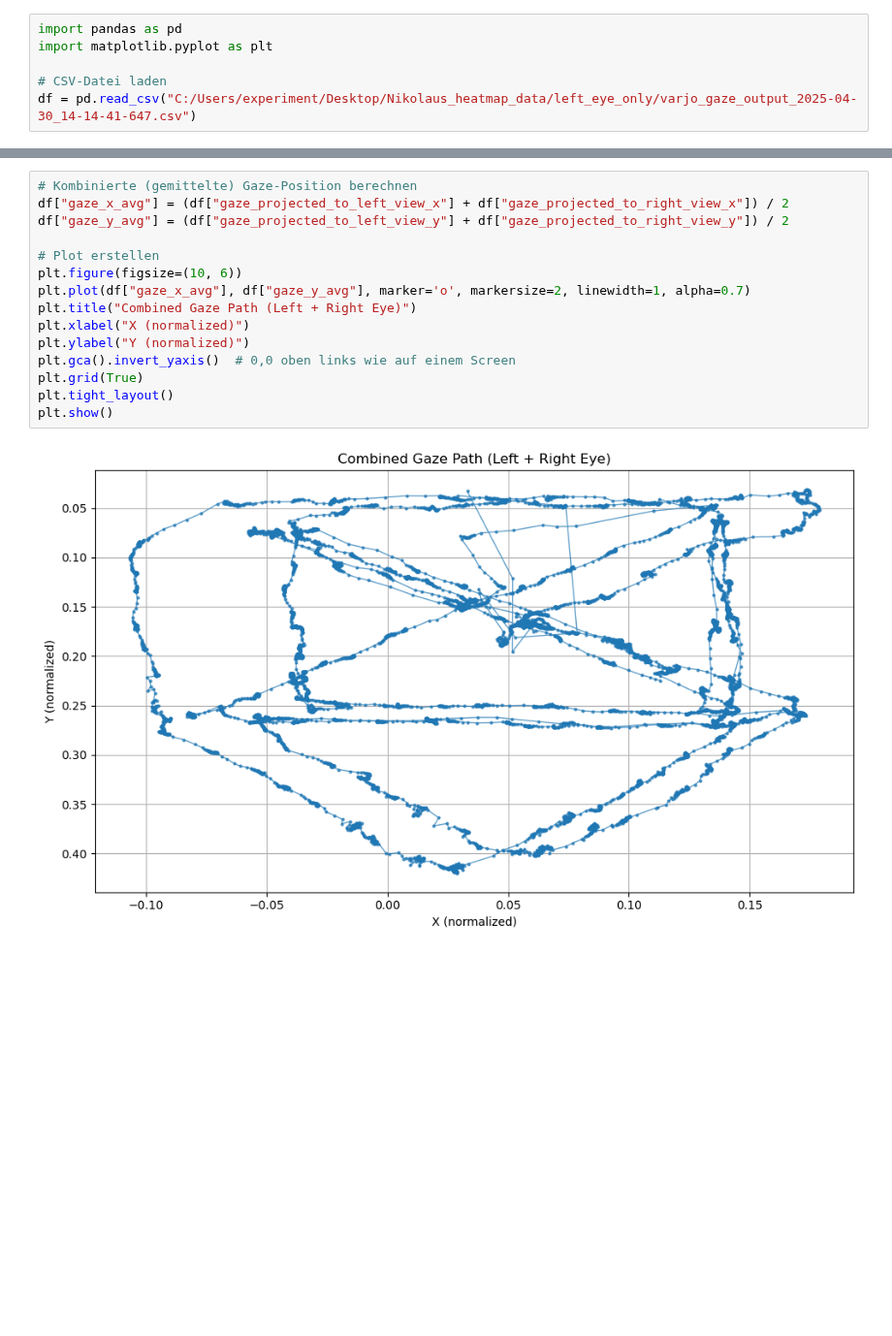
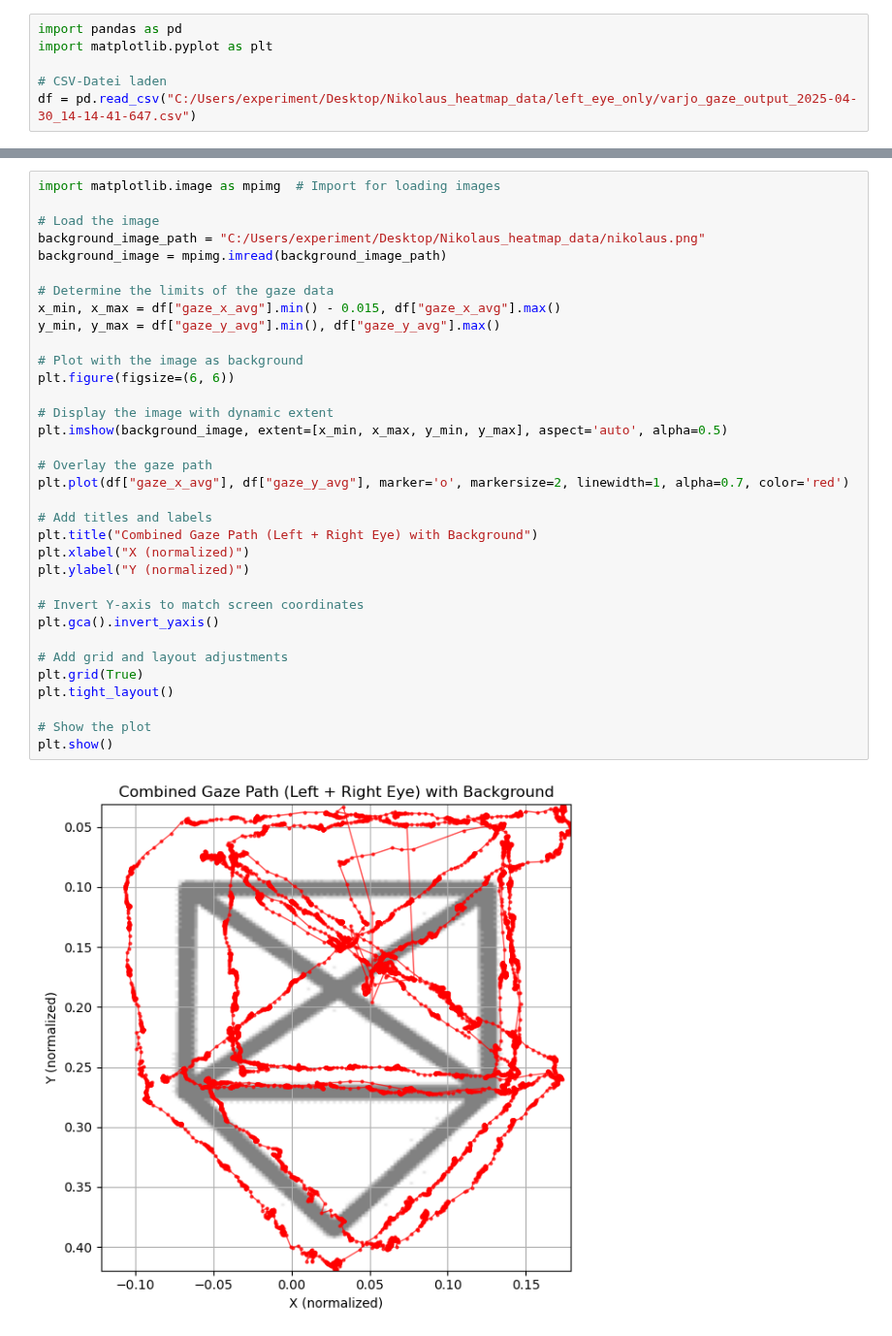
Before and after one commit to JohnMadrid/lego-vr-analysis, a Jupyter notebook: 0_eye_preliminar.ipynb, the cells around one changed output, grey strips where cells are left out. Shown at 97% size. Drawn from its saved outputs; the diff is of its cells as text; blank space fills up the shorter version.

Commit message:
Nikolaus house overlayed under eye tracking data

```diff
--- a/0_eye_preliminar.ipynb
+++ b/0_eye_preliminar.ipynb
@@ -22,17 +26,36 @@ df["gaze_projected_to_right_view_y"] = pd.to_numeric(df["gaze_projected_to_right
 # %%
-# Kombinierte (gemittelte) Gaze-Position berechnen
-df["gaze_x_avg"] = (df["gaze_projected_to_left_view_x"] + df["gaze_projected_to_right_view_x"]) / 2
-df["gaze_y_avg"] = (df["gaze_projected_to_left_view_y"] + df["gaze_projected_to_right_view_y"]) / 2
+import matplotlib.image as mpimg  # Import for loading images
 
-# Plot erstellen
-plt.figure(figsize=(10, 6))
-plt.plot(df["gaze_x_avg"], df["gaze_y_avg"], marker='o', markersize=2, linewidth=1, alpha=0.7)
-plt.title("Combined Gaze Path (Left + Right Eye)")
+# Load the image
+background_image_path = "C:/Users/experiment/Desktop/Nikolaus_heatmap_data/nikolaus.png"
+background_image = mpimg.imread(background_image_path)
+
+# Determine the limits of the gaze data
+x_min, x_max = df["gaze_x_avg"].min() - 0.015, df["gaze_x_avg"].max()
+y_min, y_max = df["gaze_y_avg"].min(), df["gaze_y_avg"].max()
+
+# Plot with the image as background
+plt.figure(figsize=(6, 6))
+
+# Display the image with dynamic extent
+plt.imshow(background_image, extent=[x_min, x_max, y_min, y_max], aspect='auto', alpha=0.5)
+
+# Overlay the gaze path
+plt.plot(df["gaze_x_avg"], df["gaze_y_avg"], marker='o', markersize=2, linewidth=1, alpha=0.7, color='red')
+
+# Add titles and labels
+plt.title("Combined Gaze Path (Left + Right Eye) with Background")
 plt.xlabel("X (normalized)")
 plt.ylabel("Y (normalized)")
-plt.gca().invert_yaxis()  # 0,0 oben links wie auf einem Screen
+
+# Invert Y-axis to match screen coordinates
+plt.gca().invert_yaxis()
+
+# Add grid and layout adjustments
 plt.grid(True)
 plt.tight_layout()
+
+# Show the plot
 plt.show()
 # %% [output]
-[figure, old version]
+[figure, new version]
```
Also changed, not shown: parts of 1 cell of this notebook.
